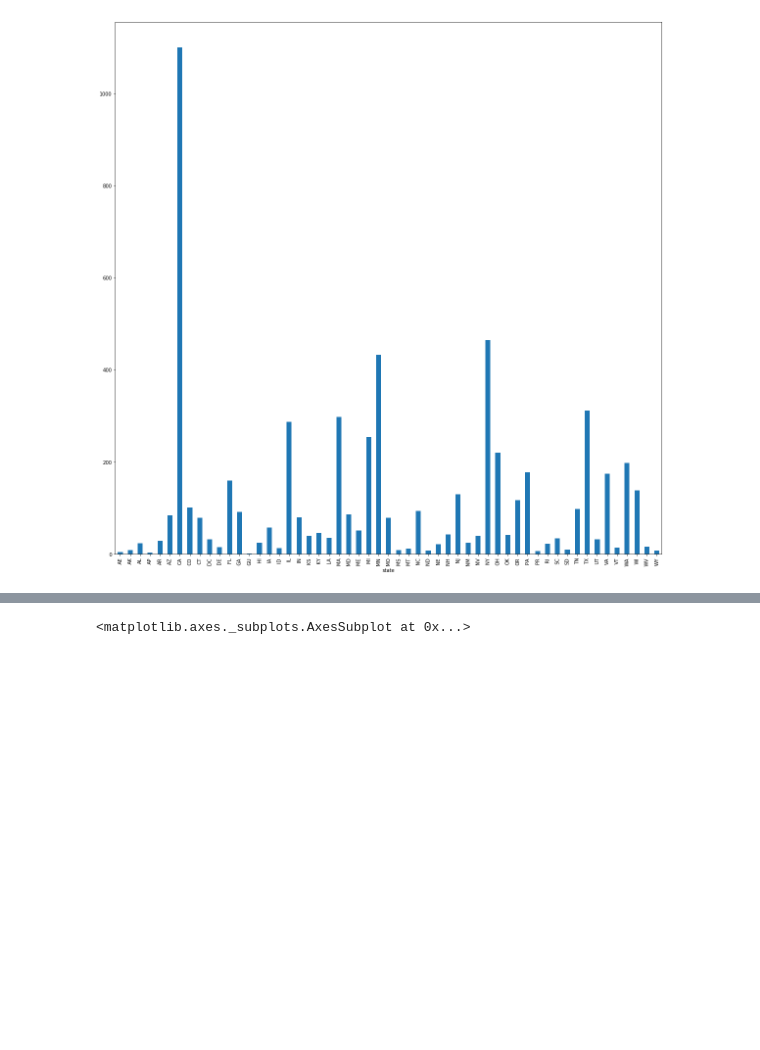
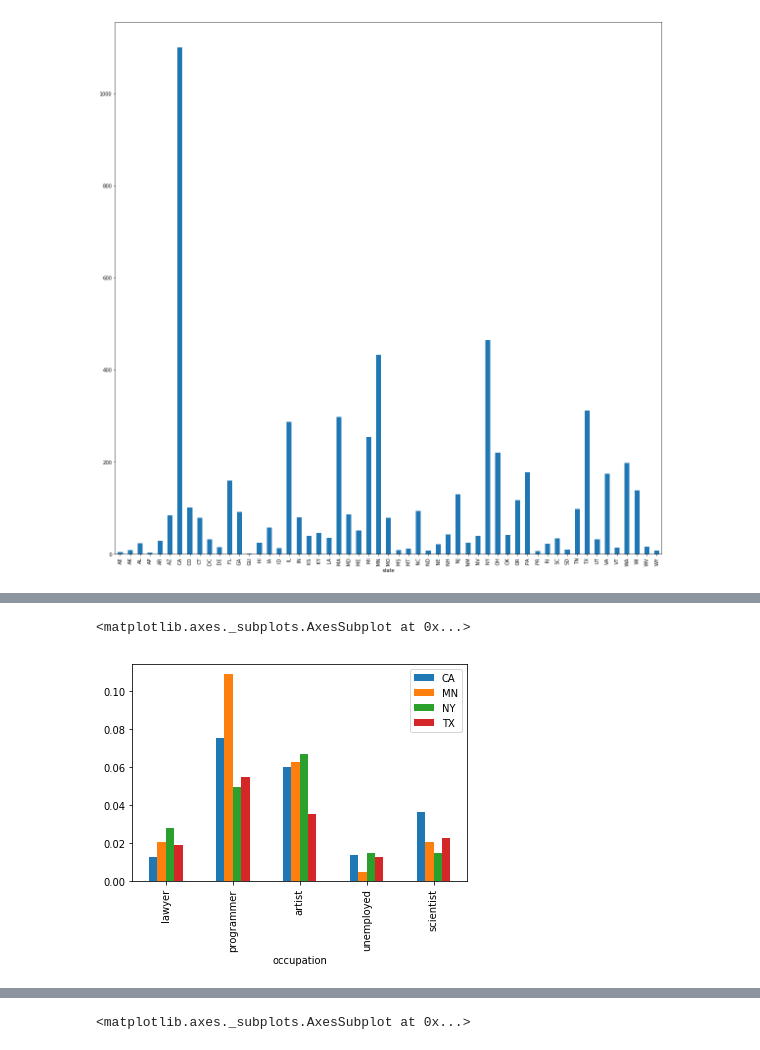
Before and after one commit to nicolagennaro/pussy-project, a Jupyter notebook: Users.ipynb, the cells around one changed output, grey strips where cells are left out. Drawn from its saved outputs; the diff is of its cells as text; code cells hidden in the pictures; blank space fills up the shorter version.

```diff
--- a/Users.ipynb
+++ b/Users.ipynb
@@ -616,0 +695,10 @@ dtype: int64
+# %%
+occ_state = pd.pivot_table(full[state_mask], index='occupation', columns='state', values='age', aggfunc='count')
+occ_state.fillna(0, inplace=True)
+# %%
+n = occ_state.sum()
+print(type(n))
+print(n)
+n = occ_state.sum().values
+print(type(n))
+print(n)
@@ -616,0 +715,4 @@ dtype: int64
+# %%
+occ_state = occ_state.apply(lambda x: np.asarray(x) / n, axis=1)
+print(occ_state)
+print(occ_state.sum(axis=0))
@@ -616,0 +737,5 @@ dtype: int64
+# %%
+flattened = pd.DataFrame(occ_state.to_records())
+print(flattened)
+flattened.set_index('occupation', inplace=True)
+print(flattened)
@@ -617,3 +760,8 @@ dtype: int64
+# %%
+flattened.loc[['lawyer', 'programmer','artist', 'unemployed', 'scientist']].plot(kind='bar')
+# %% [output]
+<matplotlib.axes._subplots.AxesSubplot at 0x...>
+[figure, added]
 # %%
 cany.unstack().plot(kind='bar',figsize=(15,15)) #.legend(loc='best', bbox_to_anchor=(1, 1.3))
 # %% [output]
```
Also changed, not shown: parts of 50 cells of this notebook, 2 other files.
